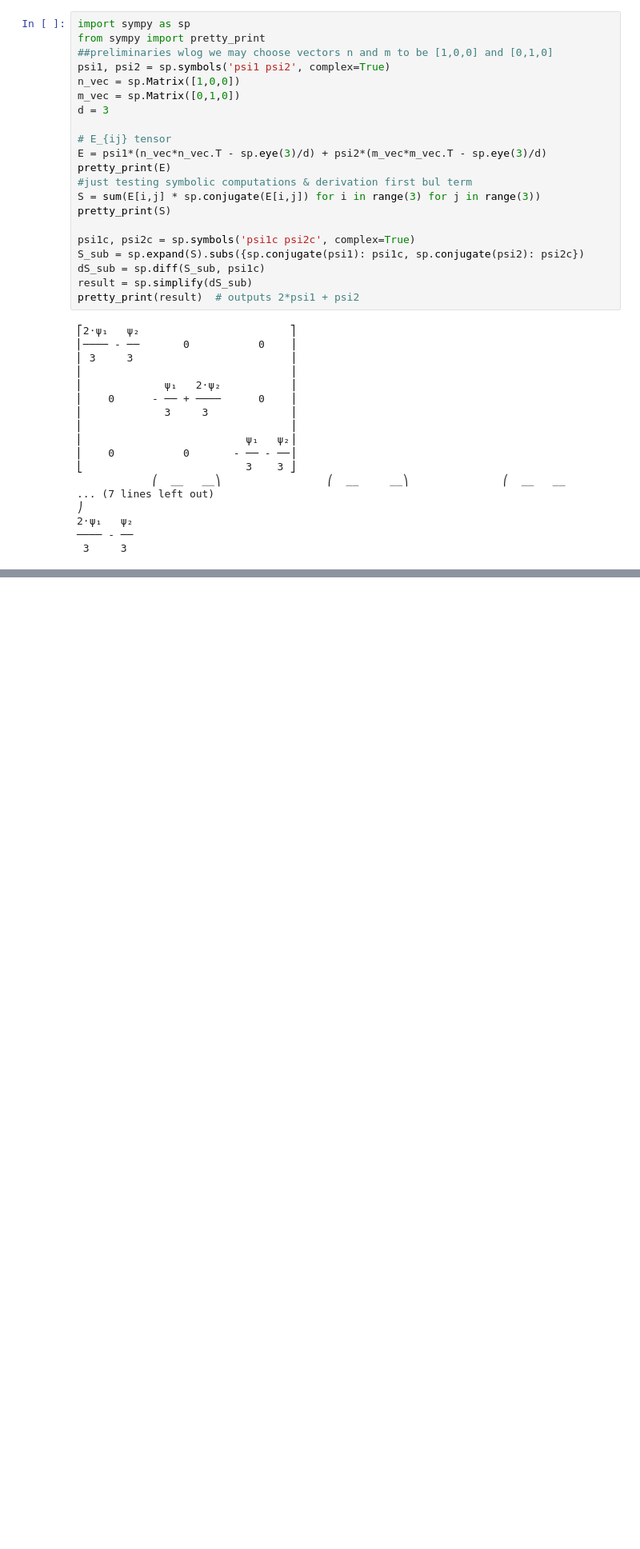
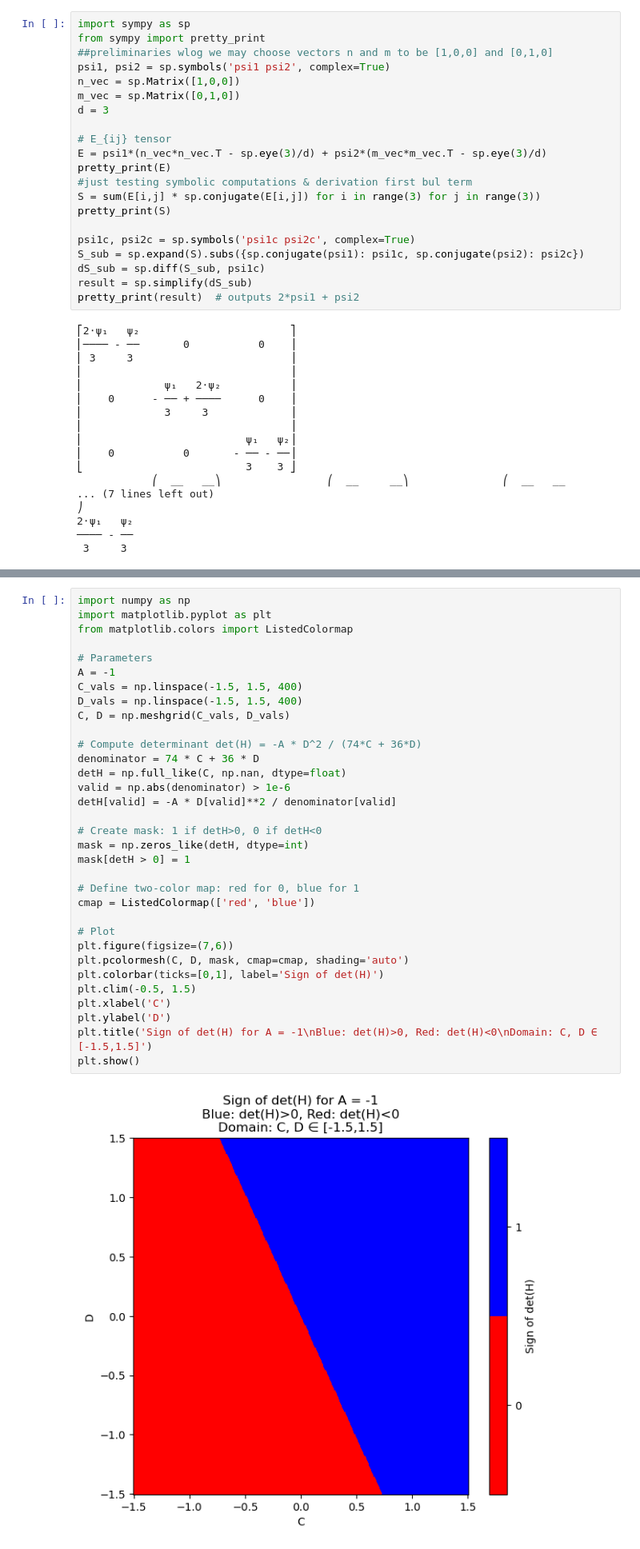
Before and after one commit to Abdullah026-debug/smectics-bulk-analysis, a Jupyter notebook: Algebra_simplifier.ipynb, the cells around one changed output, grey strips where cells are left out. Shown: that part at 80% size. Saved outputs shown, nothing was run; the diff lists cells and outputs as text; blank space fills up the shorter version.

```diff
--- a/Algebra_simplifier.ipynb
+++ b/Algebra_simplifier.ipynb
@@ -65,0 +280,35 @@ So the the fixed point associated to $\cfrac{\delta F_{bulk}}{\delta \psi^{*}_{1
+# %%
+import numpy as np
+import matplotlib.pyplot as plt
+from matplotlib.colors import ListedColormap
+
+# Parameters
+A = -1
+C_vals = np.linspace(-1.5, 1.5, 400)
+D_vals = np.linspace(-1.5, 1.5, 400)
+C, D = np.meshgrid(C_vals, D_vals)
+
+# Compute determinant det(H) = -A * D^2 / (74*C + 36*D)
+denominator = 74 * C + 36 * D
+detH = np.full_like(C, np.nan, dtype=float)
+valid = np.abs(denominator) > 1e-6
+detH[valid] = -A * D[valid]**2 / denominator[valid]
+
+# Create mask: 1 if detH>0, 0 if detH<0
+mask = np.zeros_like(detH, dtype=int)
+mask[detH > 0] = 1
+
+# Define two-color map: red for 0, blue for 1
+cmap = ListedColormap(['red', 'blue'])
+
+# Plot
+plt.figure(figsize=(7,6))
+plt.pcolormesh(C, D, mask, cmap=cmap, shading='auto')
+plt.colorbar(ticks=[0,1], label='Sign of det(H)')
+plt.clim(-0.5, 1.5)
+plt.xlabel('C')
+plt.ylabel('D')
+plt.title('Sign of det(H) for A = -1\nBlue: det(H)>0, Red: det(H)<0\nDomain: C, D ∈ [-1.5,1.5]')
+plt.show()
+# %% [output]
+[figure, added]
```
Also changed, not shown: parts of 38 cells of this notebook.
